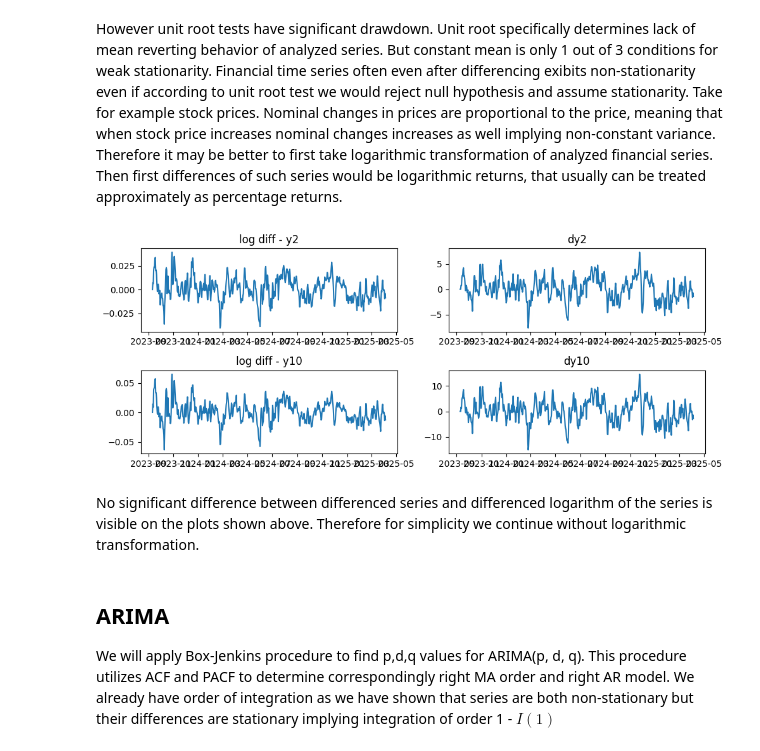
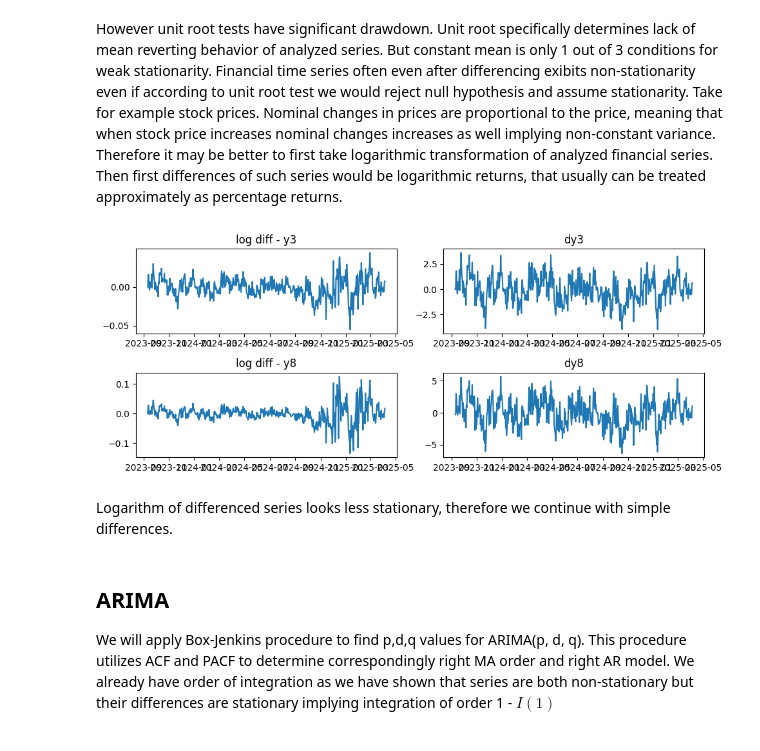
Before and after one commit to pjagiello01/Time-Series-Analysis, a Jupyter notebook: test.ipynb, the cells around one changed output. Drawn from its saved outputs; the diff is of its cells as text; code cells hidden in the pictures.

```diff
--- a/test.ipynb
+++ b/test.ipynb
@@ -130,6 +130,6 @@ plt.show()
 # %% [output]
 [figure]
 # %%
-coint_df = sample_df[['y2', 'y10']]
+coint_df = sample_df[['y3', 'y8']]
 coint_df.head()
 # %% [output]
@@ -190,8 +190,8 @@ adf_test(coint_df['y10'], max_aug = 10)
 # %% [markdown]
 Results of ADF testing procedure for both series are shown above. In both cases null hypothesis is strongly rejected, and 6 augmentations is enough to get rid of residuals autocorrelation. We therefore conclude that both series are non-stationary.
 # %%
-coint_df['dy2'] = coint_df['y2'].diff()
-coint_df['dy10'] = coint_df['y10'].diff()
+coint_df['dy3'] = coint_df['y3'].diff()
+coint_df['dy8'] = coint_df['y8'].diff()
 # %%
 coint_df.dropna(inplace = True)
 # %%
@@ -227,23 +227,23 @@ However unit root tests have significant drawdown. Unit root specifically determ
 # %%
 fig, axs = plt.subplots(2, 2, figsize = (10, 4))
 
-axs[0, 0].plot(np.log(coint_df['y2']).diff().dropna())
-axs[0, 0].set_title('log diff - y2')
+axs[0, 0].plot(np.log(coint_df['y3']).diff().dropna())
+axs[0, 0].set_title('log diff - y3')
 
-axs[0, 1].plot(coint_df['dy2'])
-axs[0, 1].set_title('dy2')
+axs[0, 1].plot(coint_df['dy3'])
+axs[0, 1].set_title('dy3')
 
-axs[1, 0].plot(np.log(coint_df['y10']).diff().dropna())
-axs[1, 0].set_title('log diff - y10')
+axs[1, 0].plot(np.log(coint_df['y8']).diff().dropna())
+axs[1, 0].set_title('log diff - y8')
 
-axs[1, 1].plot(coint_df['dy10'])
-axs[1, 1].set_title('dy10')
+axs[1, 1].plot(coint_df['dy8'])
+axs[1, 1].set_title('dy8')
 
 plt.tight_layout()
 # %% [output]
-[figure, old version]
+[figure, new version]
 # %% [markdown]
-No significant difference between differenced series and differenced logarithm of the series is visible on the plots shown above. Therefore for simplicity we continue without logarithmic transformation.
+Logarithm of differenced series looks less stationary, therefore we continue with simple differences.
 # %% [markdown]
 ## ARIMA
 
```
Also changed, not shown: parts of 15 cells of this notebook.
